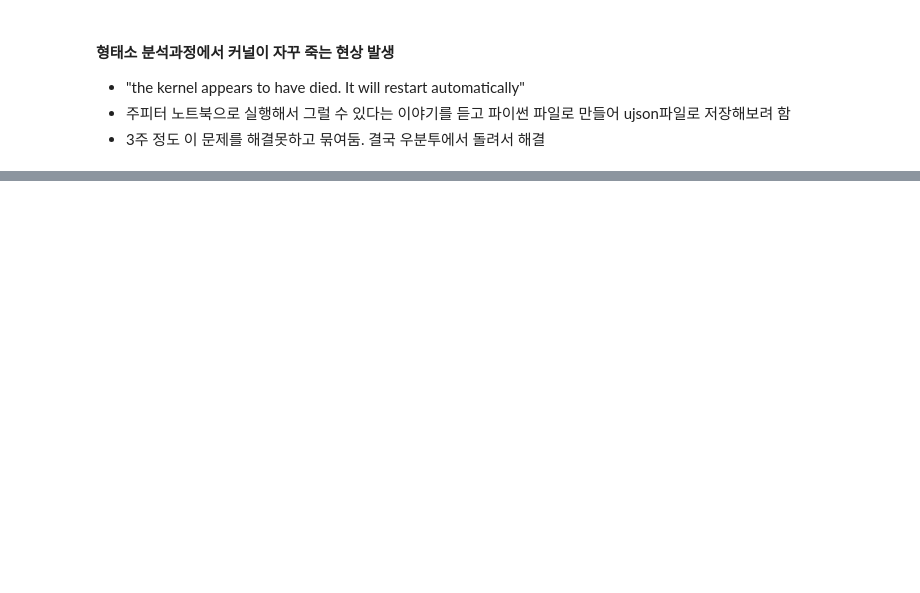
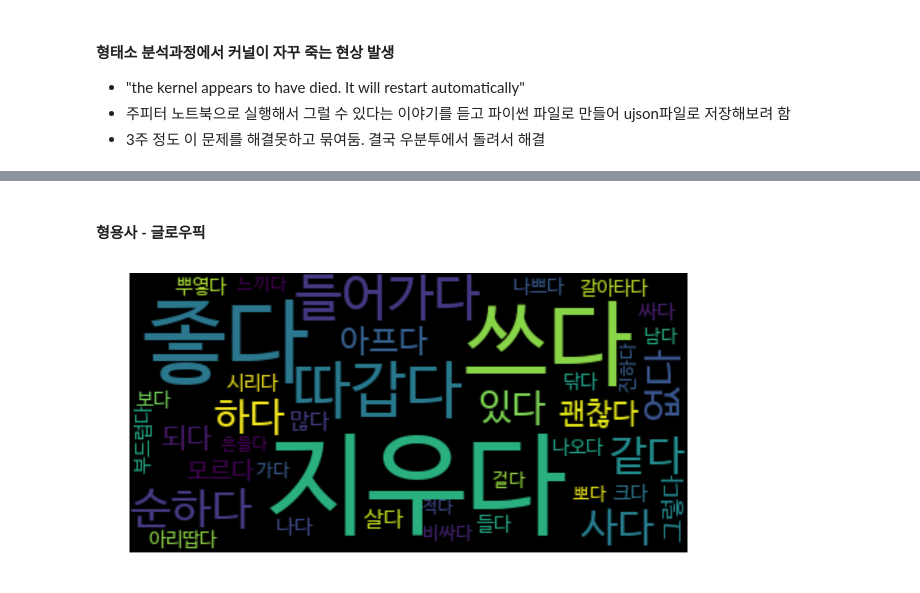
Before and after one commit to KANG91/Cosmetic_Review_Analysis, a Jupyter notebook: 3_Get_most_common_Nouns_and_Adjectives.ipynb, the cells around one changed output, grey strips where cells are left out. Saved outputs shown, nothing was run; the diff lists cells and outputs as text; code cells hidden in the pictures; blank space fills up the shorter version.

```diff
--- a/3_Get_most_common_Nouns_and_Adjectives.ipynb
+++ b/3_Get_most_common_Nouns_and_Adjectives.ipynb
@@ -147,0 +191,7 @@ get_cloud(radix_cloud)
+# %% [markdown]
+#### 형용사 - 글로우픽
+# %%
+GlowPick_adjective = build_cloud(GlowPick_adjective_count, 40)
+get_cloud(GlowPick_adjective)
+# %% [output]
+[figure, added]
```
Also changed, not shown: parts of 44 cells of this notebook, 4 other files.
